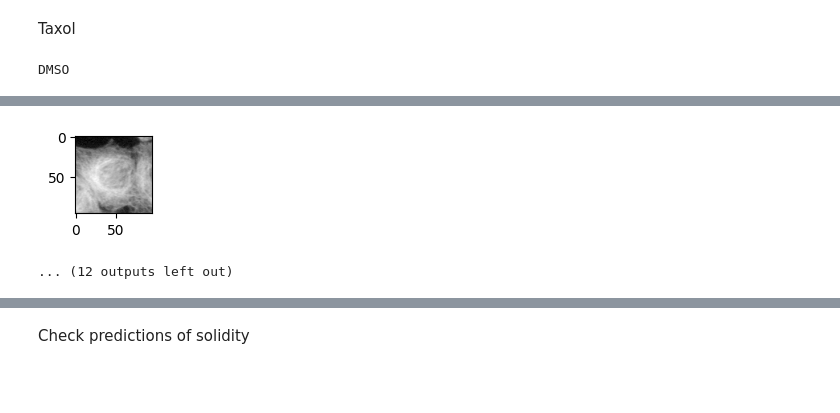
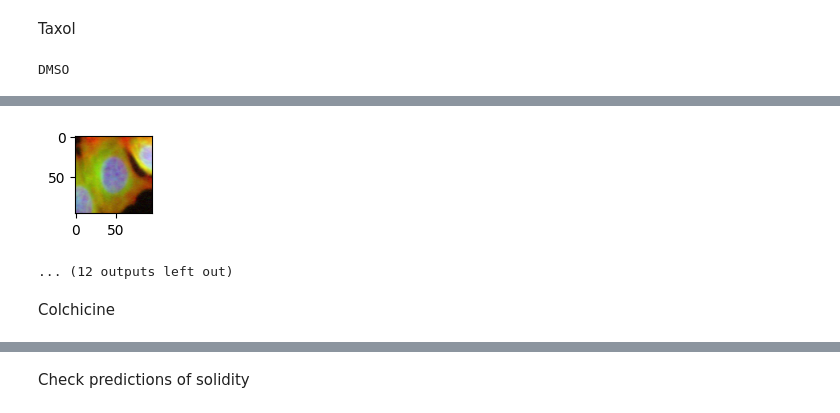
Before and after one commit to theislab/IMPA, a Jupyter notebook: notebooks/cpg0000/corrections_old_paper/strong_weak_drugs.ipynb, the cells around one changed output, grey strips where cells are left out. Drawn from its saved outputs; the diff is of its cells as text; code cells hidden in the pictures; blank space fills up the shorter version.

```diff
--- a/notebooks/cpg0000/corrections_old_paper/strong_weak_drugs.ipynb
+++ b/notebooks/cpg0000/corrections_old_paper/strong_weak_drugs.ipynb
@@ -320,8 +322,8 @@ Taxol
 controls_taxol, transformed_taxol = transform_by_id(solver, dataloader, 100, "taxol", args)
 # %%
 print("DMSO")
-plot_n_images(controls_taxol[:,:,:,1], 10,(1,1))
+plot_n_images(controls_taxol, 10,(1,1))
 print("Transformed")
-plot_n_images(transformed_taxol[:,:,:,1], 10,(1,1))
+plot_n_images(transformed_taxol, 10,(1,1))
 # %% [output]
 DMSO
@@ -338,2 +340,4 @@ DMSO
-[figure, old version]
+[figure, new version]
 ... (12 outputs left out)
+# %% [markdown]
+Colchicine
```
Also changed, not shown: parts of 12 cells of this notebook, 15 other files.
